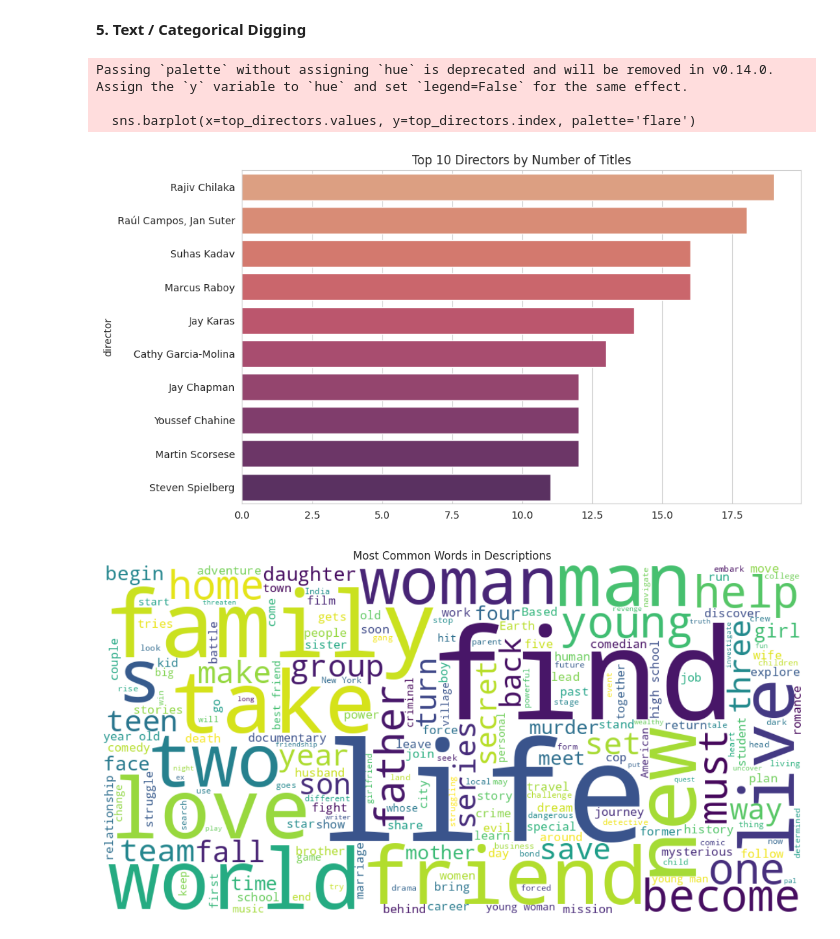
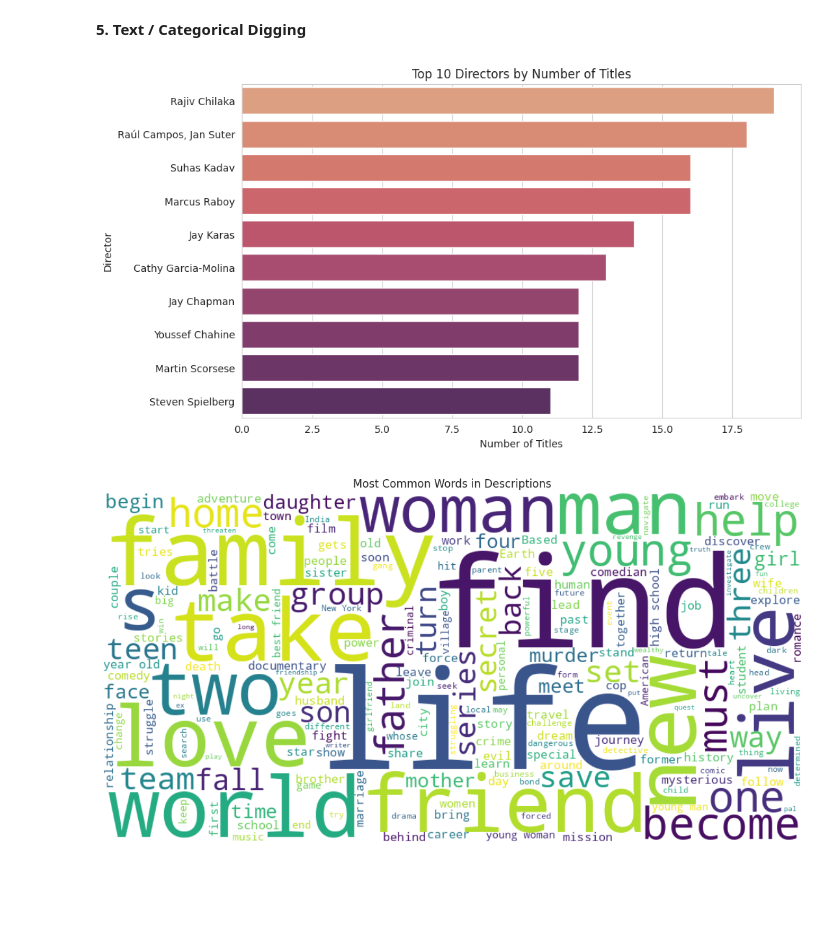
Before and after one commit to shijithpulikkal/Exploratory-Data-Analysis, a Jupyter notebook: 01_netflix_eda.ipynb, the cells around one changed output. Saved outputs shown, nothing was run; the diff lists cells and outputs as text; code cells hidden in the pictures; blank space fills up the shorter version.

```diff
--- a/01_netflix_eda.ipynb
+++ b/01_netflix_eda.ipynb
@@ -125,8 +125,11 @@ df[['date_added', 'year_added', 'month_added']].head()
 | 4 | 2021-09-24 | 2021 | September |
 # %%
 # Split duration into numeric value + unit
-df['duration_value'] = df['duration'].str.extract('(\d+)').astype(float)
-df['duration_unit'] = df['duration'].apply(lambda x: 'Season' if 'Season' in x else 'Minutes')
+df['duration_value'] = df['duration'].str.extract(r'(\d+)', expand=False).astype(float)
+
+df['duration_unit'] = df['duration'].apply(
+    lambda x: 'Season' if 'Season' in x else 'Minutes'
+)
 
 df[['duration', 'duration_value', 'duration_unit']].head()
 # %% [output]
@@ -250,15 +279,21 @@ plt.show()
 # %%
 # Most frequent directors (excluding Unknown)
 top_directors = df[df['director'] != 'Unknown']['director'].value_counts().head(10)
 
-sns.barplot(x=top_directors.values, y=top_directors.index, palette='flare')
+sns.barplot(
+    x=top_directors.values,
+    y=top_directors.index,
+    hue=top_directors.index,
+    palette='flare',
+    legend=False
+)
+
 plt.title('Top 10 Directors by Number of Titles')
+plt.xlabel('Number of Titles')
+plt.ylabel('Director')
 plt.show()
 # %% [output]
-Passing `palette` without assigning `hue` is deprecated and will be removed in v0.14.0. Assign the `y` variable to `hue` and set `legend=False` for the same effect.
-
-  sns.barplot(x=top_directors.values, y=top_directors.index, palette='flare')
-[figure, old version]
+[figure, new version]
 # %%
 # Word cloud of descriptions
 !pip install wordcloud -q
```
Also changed, not shown: parts of 4 cells of this notebook.
